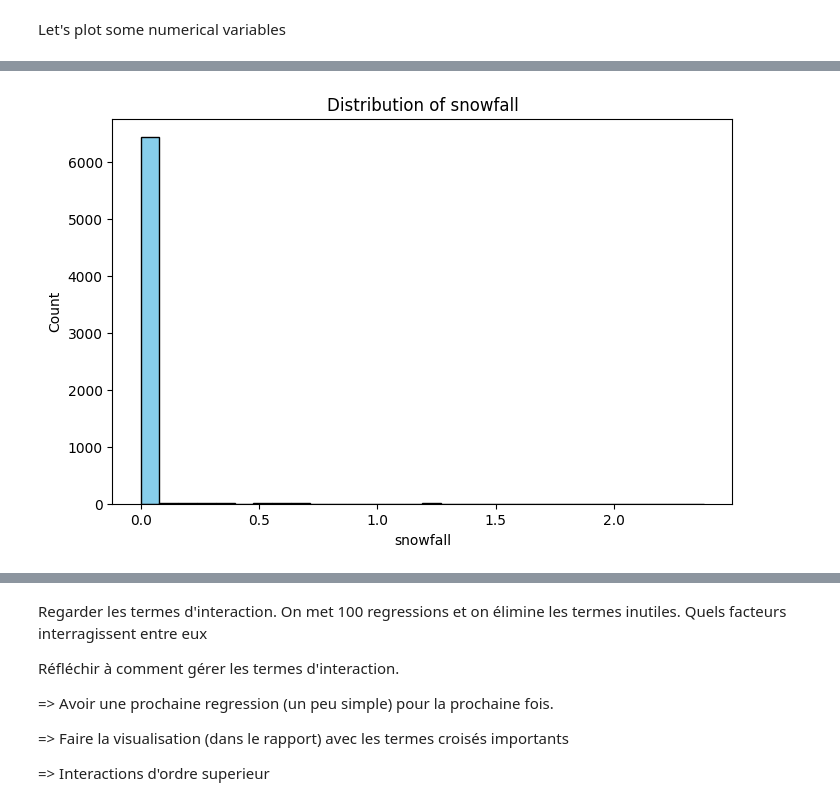
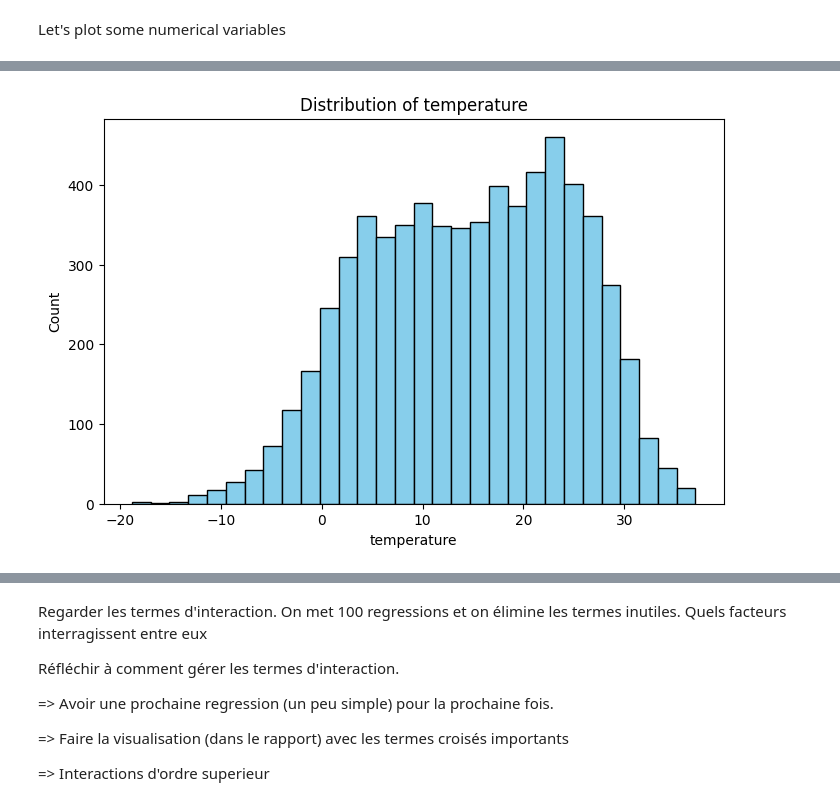
Before and after one commit to mathiasmoka/pyds25, a Jupyter notebook: First_regressions.ipynb, the cells around one changed output, grey strips where cells are left out. Drawn from its saved outputs; the diff is of its cells as text; code cells hidden in the pictures.

```diff
--- a/First_regressions.ipynb
+++ b/First_regressions.ipynb
@@ -115,9 +115,19 @@ Let's plot some numerical variables
 # %%
 import matplotlib.pyplot as plt
 
-plt.figure(figsize=(8,5))
-plt.hist(dataset['precipitation'].dropna(), bins=30, color='skyblue', edgecolor='black')
-plt.xlabel('Precipitation')
-plt.ylabel('Count')
-plt.title('Distribution of Precipitation')
-plt.show()
+def plot_numeric_histogram(df, column_name, bins=30, color='skyblue'):
+    """
+    Affiche l'histogramme d'une variable numérique.
+
+    Arguments :
+    df : pandas.DataFrame
+    column_name : str, nom de la colonne numérique
+    bins : int, nombre de bins pour l'histogramme (par défaut 30)
+    color : str, couleur de l'histogramme (par défaut 'skyblue')
+    """
+    plt.figure(figsize=(8,5))
+    plt.hist(df[column_name].dropna(), bins=bins, color=color, edgecolor='black')
+    plt.xlabel(column_name)
+    plt.ylabel('Count')
+    plt.title(f'Distribution of {column_name}')
+    plt.show()
@@ -137,11 +134,4 @@ plt.show()
-# %%
-import matplotlib.pyplot as plt
-
-plt.figure(figsize=(8,5))
-plt.hist(dataset['snowfall'].dropna(), bins=30, color='skyblue', edgecolor='black')
-plt.xlabel('snowfall')
-plt.ylabel('Count')
-plt.title('Distribution of snowfall')
-plt.show()
-# %% [output]
-[figure, removed]
+# %%
+plot_numeric_histogram(dataset, "temperature", bins=30, color='skyblue')
+# %% [output]
+[figure, added]
```
Also changed, not shown: parts of 34 cells of this notebook.
